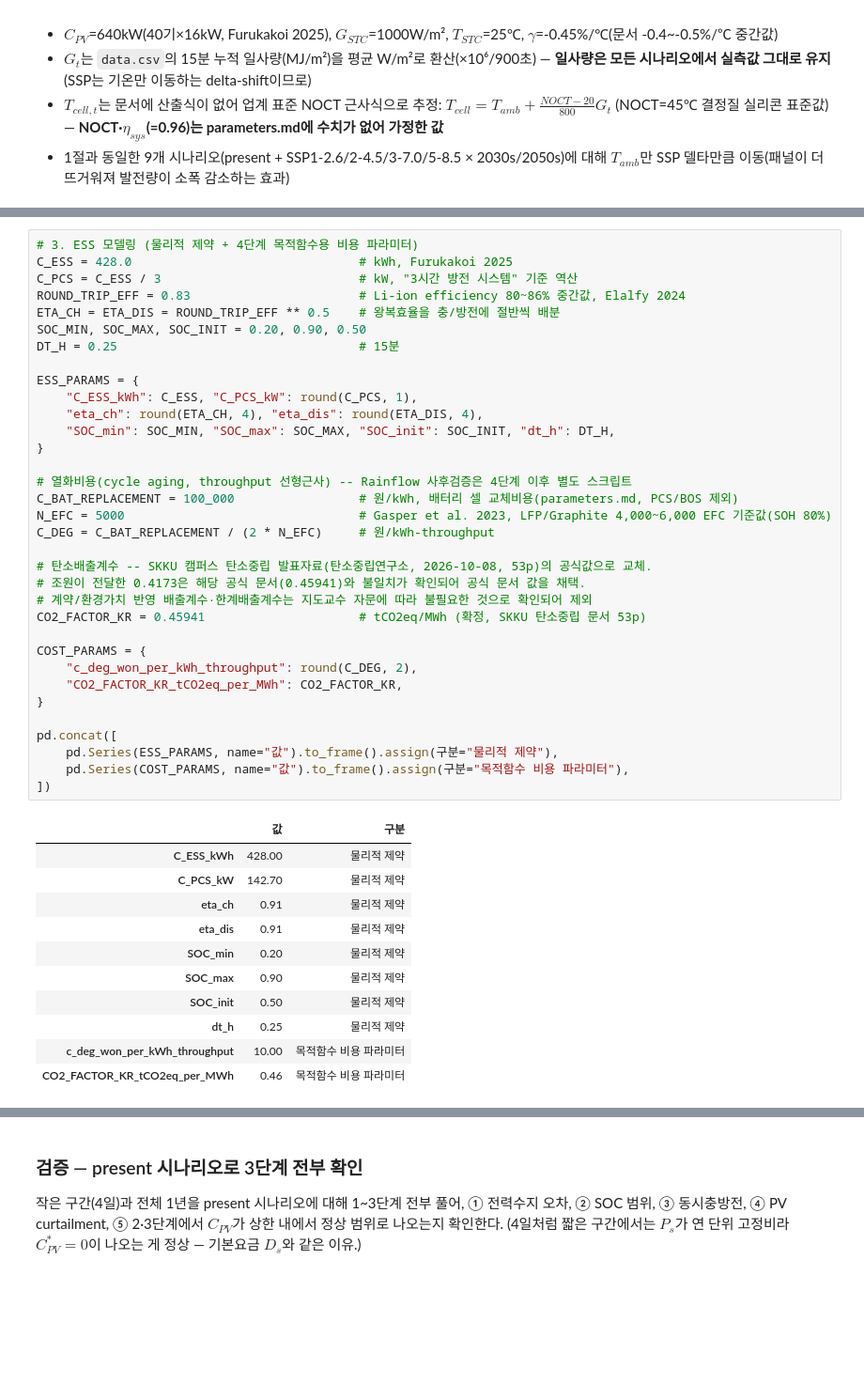
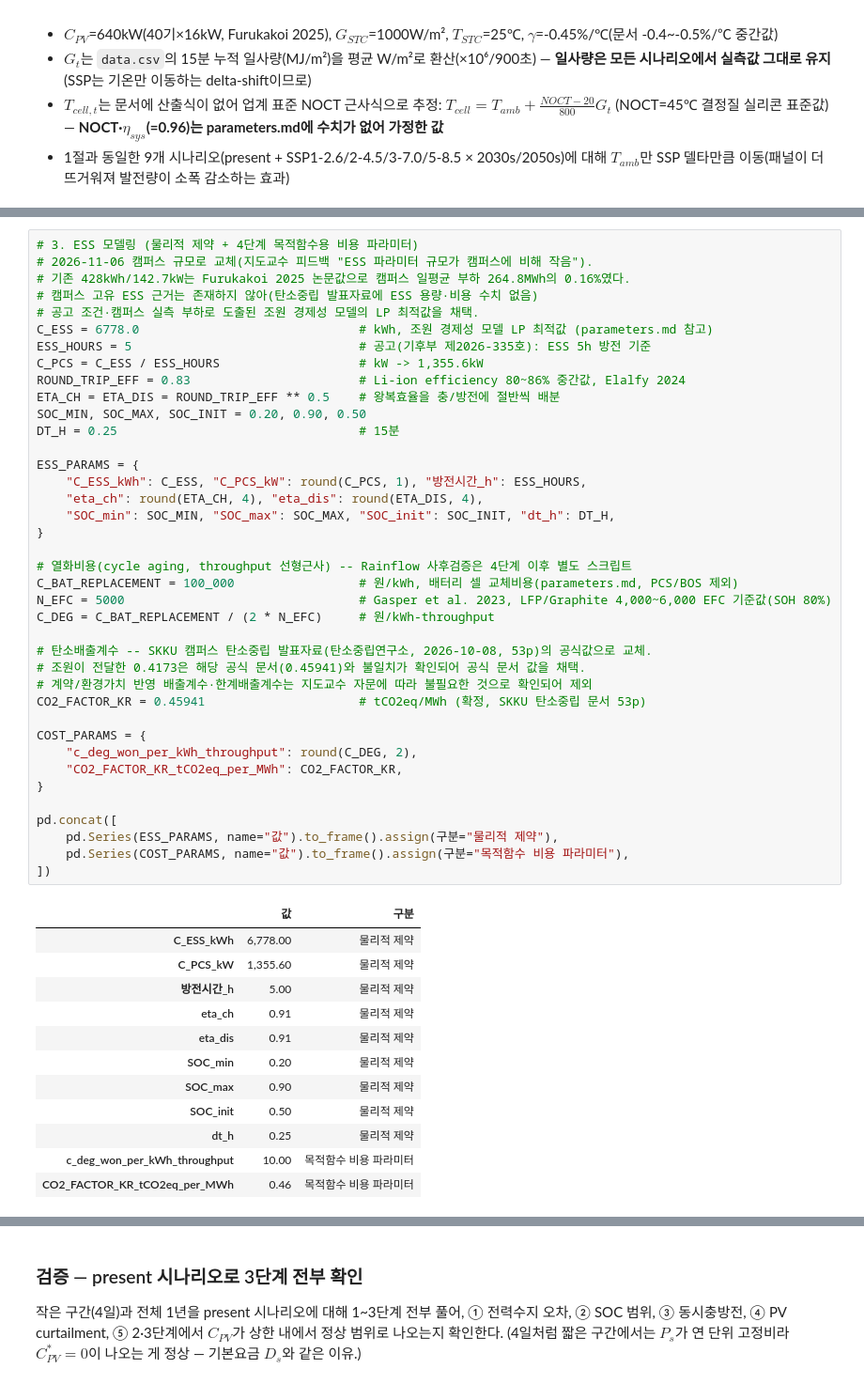
Before and after one commit to pjw040702/RobustEMS, a Jupyter notebook: ess_pv_pipeline.ipynb, the cells around one changed output, grey strips where cells are left out. Shown at 94% size. Cells and saved outputs as stored; diff of their text form; blank space fills up the shorter version.

```diff
--- a/ess_pv_pipeline.ipynb
+++ b/ess_pv_pipeline.ipynb
@@ -223,41 +198,47 @@ Calendar aging은 운전 결정과 거의 무관(경과시간 위주)해 LP에
 # %%
 # 3. ESS 모델링 (물리적 제약 + 4단계 목적함수용 비용 파라미터)
-C_ESS = 428.0                               # kWh, Furukakoi 2025
-C_PCS = C_ESS / 3                           # kW, "3시간 방전 시스템" 기준 역산
+# 2026-11-06 캠퍼스 규모로 교체(지도교수 피드백 "ESS 파라미터 규모가 캠퍼스에 비해 작음").
+# 기존 428kWh/142.7kW는 Furukakoi 2025 논문값으로 캠퍼스 일평균 부하 264.8MWh의 0.16%였다.
+# 캠퍼스 고유 ESS 근거는 존재하지 않아(탄소중립 발표자료에 ESS 용량·비용 수치 없음)
+# 공고 조건·캠퍼스 실측 부하로 도출된 조원 경제성 모델의 LP 최적값을 채택.
+C_ESS = 6778.0                              # kWh, 조원 경제성 모델 LP 최적값 (parameters.md 참고)
+ESS_HOURS = 5                               # 공고(기후부 제2026-335호): ESS 5h 방전 기준
+C_PCS = C_ESS / ESS_HOURS                   # kW -> 1,355.6kW
 ROUND_TRIP_EFF = 0.83                       # Li-ion efficiency 80~86% 중간값, Elalfy 2024
 ETA_CH = ETA_DIS = ROUND_TRIP_EFF ** 0.5    # 왕복효율을 충/방전에 절반씩 배분
 SOC_MIN, SOC_MAX, SOC_INIT = 0.20, 0.90, 0.50
 DT_H = 0.25                                 # 15분
 
 ESS_PARAMS = {
-    "C_ESS_kWh": C_ESS, "C_PCS_kW": round(C_PCS, 1),
+    "C_ESS_kWh": C_ESS, "C_PCS_kW": round(C_PCS, 1), "방전시간_h": ESS_HOURS,
     "eta_ch": round(ETA_CH, 4), "eta_dis": round(ETA_DIS, 4),
     "SOC_min": SOC_MIN, "SOC_max": SOC_MAX, "SOC_init": SOC_INIT, "dt_h": DT_H,
 }
 
 # 열화비용(cycle aging, throughput 선형근사) -- Rainflow 사후검증은 4단계 이후 별도 스크립트
 C_BAT_REPLACEMENT = 100_000                 # 원/kWh, 배터리 셀 교체비용(parameters.md, PCS/BOS 제외)
 N_EFC = 5000                                # Gasper et al. 2023, LFP/Graphite 4,000~6,000 EFC 기준값(SOH 80%)
 C_DEG = C_BAT_REPLACEMENT / (2 * N_EFC)     # 원/kWh-throughput
 
 # 탄소배출계수 -- SKKU 캠퍼스 탄소중립 발표자료(탄소중립연구소, 2026-10-08, 53p)의 공식값으로 교체.
 # 조원이 전달한 0.4173은 해당 공식 문서(0.45941)와 불일치가 확인되어 공식 문서 값을 채택.
 # 계약/환경가치 반영 배출계수·한계배출계수는 지도교수 자문에 따라 불필요한 것으로 확인되어 제외
 CO2_FACTOR_KR = 0.45941                     # tCO2eq/MWh (확정, SKKU 탄소중립 문서 53p)
 
 COST_PARAMS = {
     "c_deg_won_per_kWh_throughput": round(C_DEG, 2),
     "CO2_FACTOR_KR_tCO2eq_per_MWh": CO2_FACTOR_KR,
 }
 
 pd.concat([
     pd.Series(ESS_PARAMS, name="값").to_frame().assign(구분="물리적 제약"),
     pd.Series(COST_PARAMS, name="값").to_frame().assign(구분="목적함수 비용 파라미터"),
 ])
 # %% [output]
 |  | 값 | 구분 |
-| C_ESS_kWh | 428.00 | 물리적 제약 |
-| C_PCS_kW | 142.70 | 물리적 제약 |
+| C_ESS_kWh | 6,778.00 | 물리적 제약 |
+| C_PCS_kW | 1,355.60 | 물리적 제약 |
+| 방전시간_h | 5.00 | 물리적 제약 |
 | eta_ch | 0.91 | 물리적 제약 |
 | eta_dis | 0.91 | 물리적 제약 |
 | SOC_min | 0.20 | 물리적 제약 |
```
Also changed, not shown: parts of 30 cells of this notebook, 12 other files.
